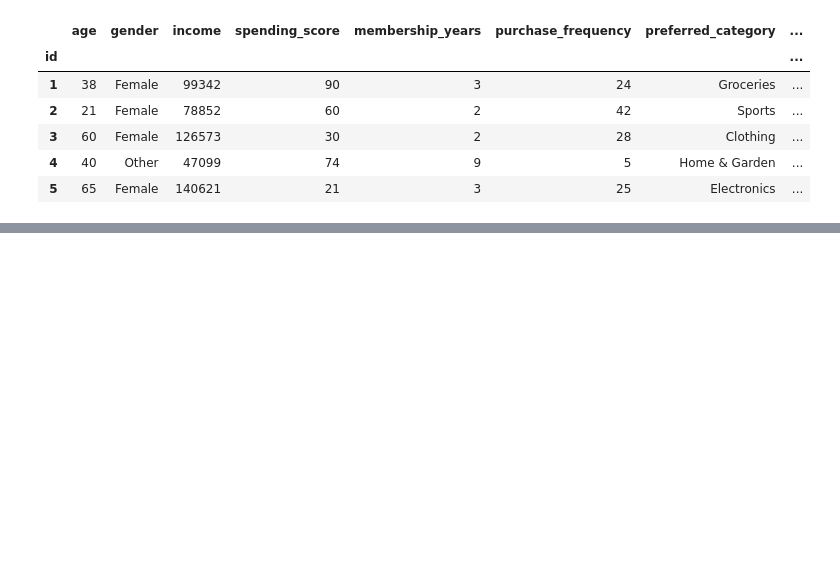
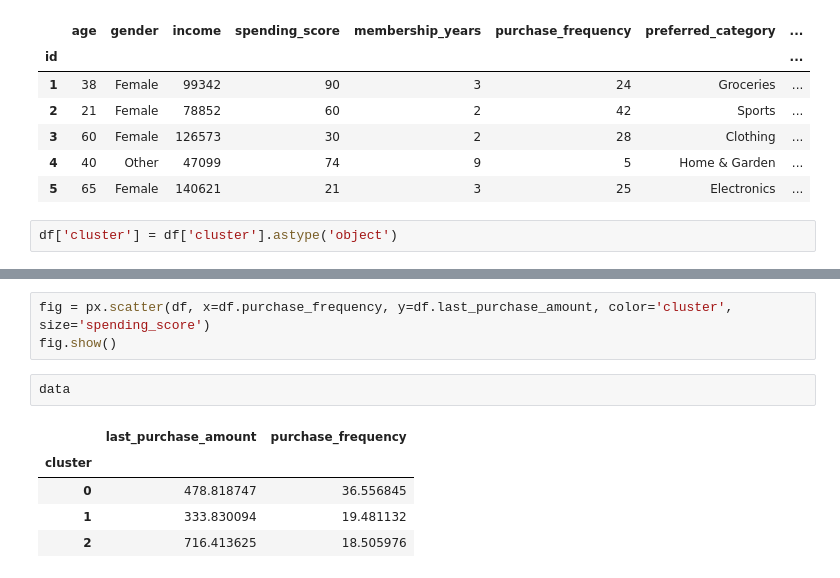
Before and after one commit to aldillon88/customer-segmentation, a Jupyter notebook: notebooks/charts.ipynb, the cells around one changed output, grey strips where cells are left out. Saved outputs shown, nothing was run; the diff lists cells and outputs as text; blank space fills up the shorter version.

```diff
--- a/notebooks/charts.ipynb
+++ b/notebooks/charts.ipynb
@@ -19,6 +19,8 @@ df.head()
 | 3 | 60 | Female | 126573 | 30 | 2 | 28 | Clothing | ... |
 | 4 | 40 | Other | 47099 | 74 | 9 | 5 | Home & Garden | ... |
 | 5 | 65 | Female | 140621 | 21 | 3 | 25 | Electronics | ... |
+# %%
+df['cluster'] = df['cluster'].astype('object')
 # %%
 df.select_dtypes('object').columns
 # %% [output]
@@ -57,0 +74,11 @@ for col in data.columns:
+# %%
+fig = px.scatter(df, x=df.purchase_frequency, y=df.last_purchase_amount, color='cluster', size='spending_score')
+fig.show()
+# %%
+data
+# %% [output]
+|  | last_purchase_amount | purchase_frequency |
+| cluster |  |  |
+| 0 | 478.818747 | 36.556845 |
+| 1 | 333.830094 | 19.481132 |
+| 2 | 716.413625 | 18.505976 |
```
Also changed, not shown: parts of 5 cells of this notebook.
